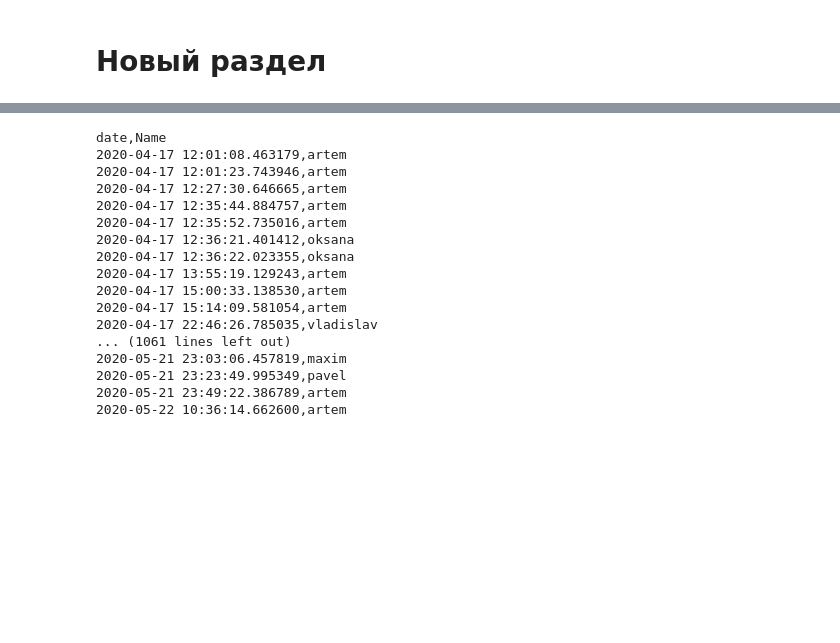
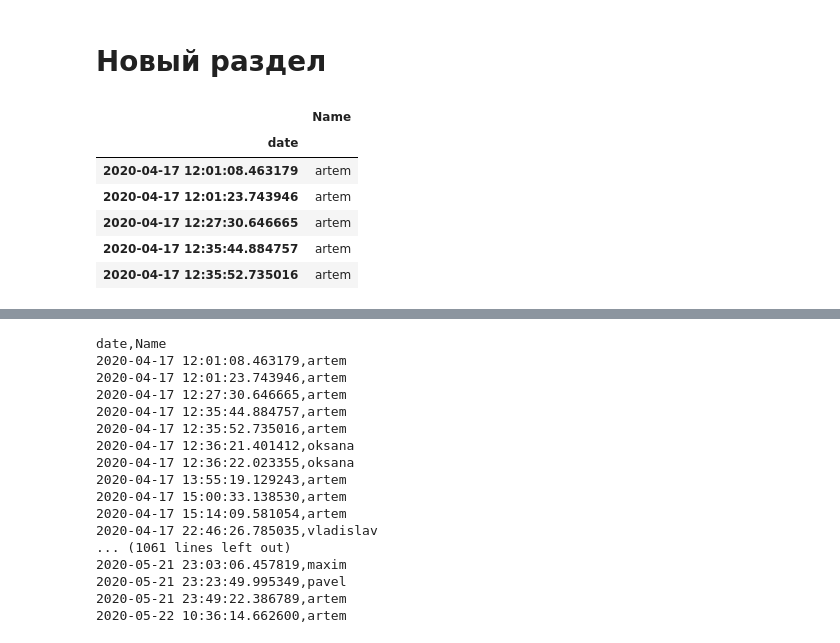
Before and after one commit to HalimHamidov/piscine_python_ds, a Jupyter notebook: load_and_save.ipynb, the cells around one changed output, grey strips where cells are left out. Cells and saved outputs as stored; diff of their text form; code cells hidden in the pictures; blank space fills up the shorter version.

```diff
--- a/load_and_save.ipynb
+++ b/load_and_save.ipynb
@@ -46,0 +45,10 @@ df.to_csv('log.csv')
+# %%
+df.head()
+# %% [output]
+|  | Name |
+| date |  |
+| 2020-04-17 12:01:08.463179 | artem |
+| 2020-04-17 12:01:23.743946 | artem |
+| 2020-04-17 12:27:30.646665 | artem |
+| 2020-04-17 12:35:44.884757 | artem |
+| 2020-04-17 12:35:52.735016 | artem |
```
Also changed, not shown: parts of 5 cells of this notebook.
